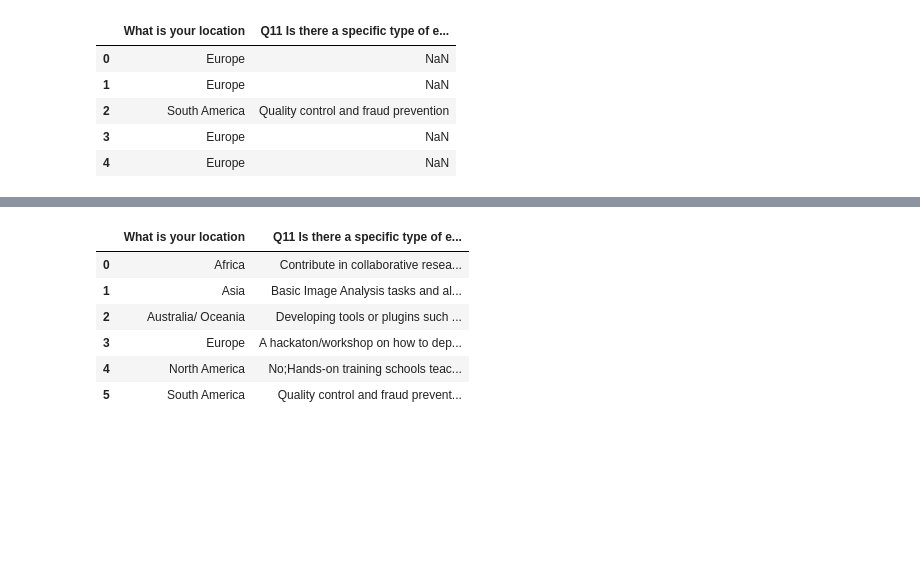
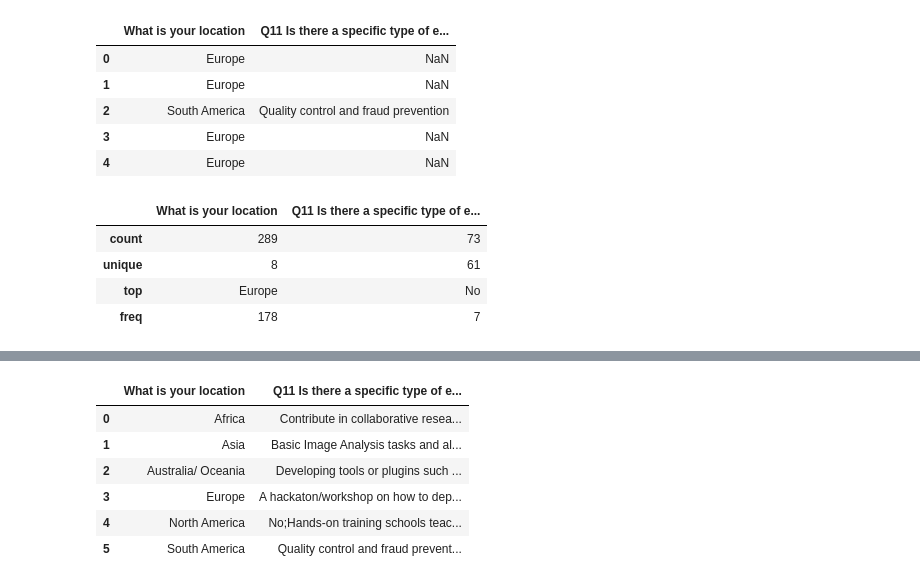
Before and after one commit to GloBIAS-BioimageAnalysts/Survey_2024, a Jupyter notebook: notebooks/Q11_breakdown.ipynb, the cells around one changed output, grey strips where cells are left out. Drawn from its saved outputs; the diff is of its cells as text; code cells hidden in the pictures; blank space fills up the shorter version.

```diff
--- a/notebooks/Q11_breakdown.ipynb
+++ b/notebooks/Q11_breakdown.ipynb
@@ -39,3 +47,11 @@ loc_Q11.head()
 | 2 | South America | Quality control and fraud prevention |
 | 3 | Europe | NaN |
 | 4 | Europe | NaN |
+# %%
+loc_Q11.describe()
+# %% [output]
+|  | What is your location | Q11 Is there a specific type of e... |
+| count | 289 | 73 |
+| unique | 8 | 61 |
+| top | Europe | No |
+| freq | 178 | 7 |
```
Also changed, not shown: parts of 5 cells of this notebook, 1 other file.
